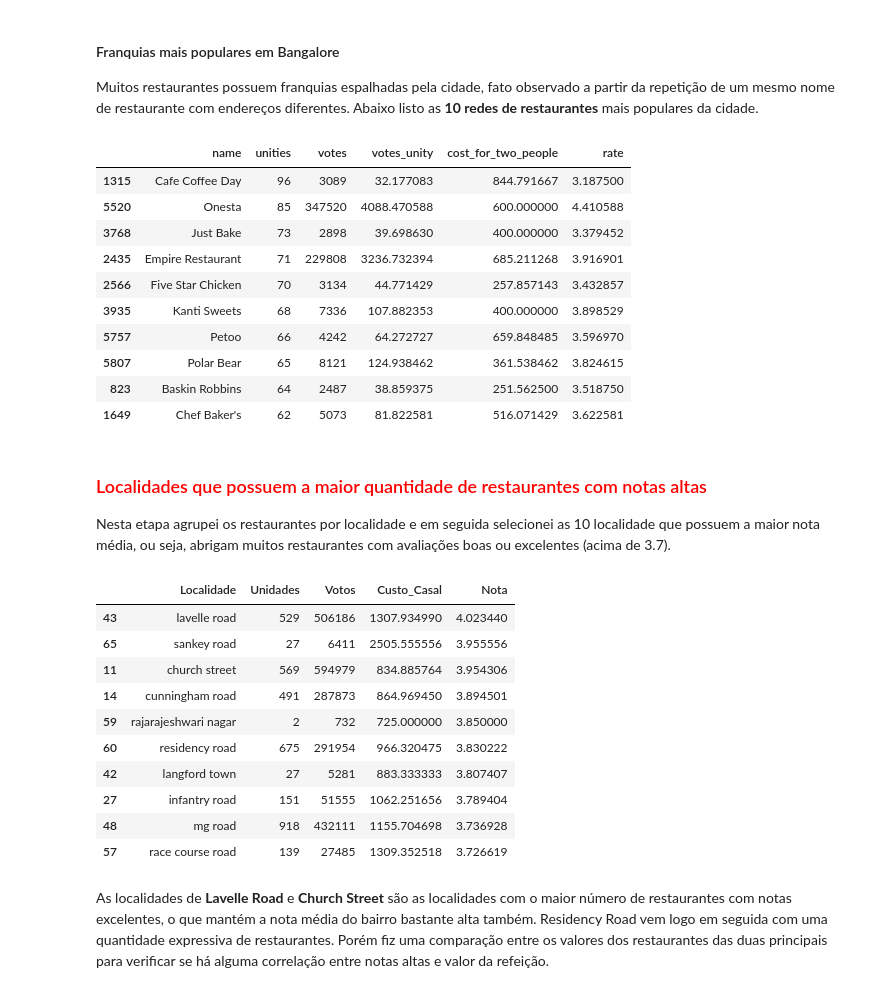
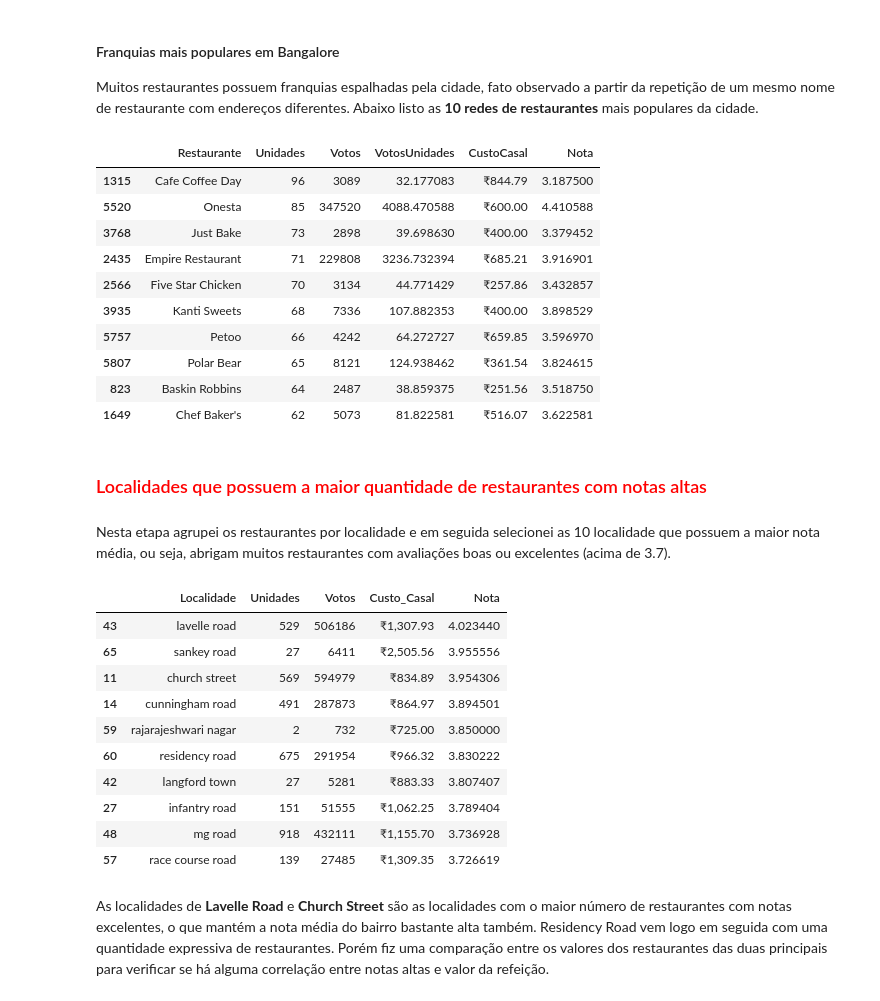
Before and after one commit to kabianca/zomato-rates-review, a Jupyter notebook: Projeto6_Zomato_AnaliseExploratoria.ipynb, the cells around one changed output. Saved outputs shown, nothing was run; the diff lists cells and outputs as text; code cells hidden in the pictures.

```diff
--- a/Projeto6_Zomato_AnaliseExploratoria.ipynb
+++ b/Projeto6_Zomato_AnaliseExploratoria.ipynb
@@ -532,23 +567,23 @@ bengaluru
 Muitos restaurantes possuem franquias espalhadas pela cidade, fato observado a partir da repetição de um mesmo nome de restaurante com endereços diferentes. Abaixo listo as **10 redes de restaurantes** mais populares da cidade.
 # %%
 franchises = df2.groupby(by='name', as_index=False).agg({'votes': 'sum', 'address': 'count', 'cost_for_two_people': 'mean', 'rate': 'mean'})
-franchises.columns = ['name', 'votes', 'unities', 'cost_for_two_people', 'rate']
-franchises['votes_unity'] = franchises['votes'] / franchises['unities']
-franchises = franchises.sort_values(by='unities', ascending=False)
-franchises = franchises.loc[:, ['name', 'unities', 'votes', 'votes_unity',
-                                                'cost_for_two_people', 'rate']]
+franchises.columns = ['Restaurante', 'Votos', 'Unidades', 'CustoCasal', 'Nota']
+franchises['VotosUnidades'] = franchises['Votos'] / franchises['Unidades']
+franchises = franchises.sort_values(by='Unidades', ascending=False)
+franchises = franchises.loc[:, ['Restaurante', 'Unidades', 'Votos', 'VotosUnidades',
+                                                'CustoCasal', 'Nota']]
 
-franchises.head(10)
+franchises.head(10).style.format({'CustoCasal':'₹{0:,.2f}'})
 # %% [output]
-|  | name | unities | votes | votes_unity | cost_for_two_people | rate |
-| 1315 | Cafe Coffee Day | 96 | 3089 | 32.177083 | 844.791667 | 3.187500 |
-| 5520 | Onesta | 85 | 347520 | 4088.470588 | 600.000000 | 4.410588 |
-| 3768 | Just Bake | 73 | 2898 | 39.698630 | 400.000000 | 3.379452 |
-| 2435 | Empire Restaurant | 71 | 229808 | 3236.732394 | 685.211268 | 3.916901 |
-| 2566 | Five Star Chicken | 70 | 3134 | 44.771429 | 257.857143 | 3.432857 |
-| 3935 | Kanti Sweets | 68 | 7336 | 107.882353 | 400.000000 | 3.898529 |
-| 5757 | Petoo | 66 | 4242 | 64.272727 | 659.848485 | 3.596970 |
-| 5807 | Polar Bear | 65 | 8121 | 124.938462 | 361.538462 | 3.824615 |
-| 823 | Baskin Robbins | 64 | 2487 | 38.859375 | 251.562500 | 3.518750 |
-| 1649 | Chef Baker's | 62 | 5073 | 81.822581 | 516.071429 | 3.622581 |
+|  | Restaurante | Unidades | Votos | VotosUnidades | CustoCasal | Nota |
+| 1315 | Cafe Coffee Day | 96 | 3089 | 32.177083 | ₹844.79 | 3.187500 |
+| 5520 | Onesta | 85 | 347520 | 4088.470588 | ₹600.00 | 4.410588 |
+| 3768 | Just Bake | 73 | 2898 | 39.698630 | ₹400.00 | 3.379452 |
+| 2435 | Empire Restaurant | 71 | 229808 | 3236.732394 | ₹685.21 | 3.916901 |
+| 2566 | Five Star Chicken | 70 | 3134 | 44.771429 | ₹257.86 | 3.432857 |
+| 3935 | Kanti Sweets | 68 | 7336 | 107.882353 | ₹400.00 | 3.898529 |
+| 5757 | Petoo | 66 | 4242 | 64.272727 | ₹659.85 | 3.596970 |
+| 5807 | Polar Bear | 65 | 8121 | 124.938462 | ₹361.54 | 3.824615 |
+| 823 | Baskin Robbins | 64 | 2487 | 38.859375 | ₹251.56 | 3.518750 |
+| 1649 | Chef Baker's | 62 | 5073 | 81.822581 | ₹516.07 | 3.622581 |
 # %%
@@ -558,27 +593,27 @@ franchises.head(10)
 df2['location_group'] = df2.location.apply(lambda x:re.sub("[0-9]+(st|th|nd|rd) block", "", x.lower()).strip())
 # %% [markdown]
 ### <font color=red> Localidades que possuem a maior quantidade de restaurantes com notas altas
-
-Nesta etapa agrupei os restaurantes por localidade e em seguida selecionei as 10 localidade que possuem a maior nota média, ou seja, abrigam muitos restaurantes com avaliações boas ou excelentes (acima de 3.7).
+# %% [markdown]
+Nesta etapa agrupei os restaurantes por localidade e em seguida selecionei as 10 localidade que possuem a maior nota média, ou seja, abrigam muitos restaurantes com avaliações boas ou excelentes (acima de 3.7).
 # %%
 loc_better_rate = df2.groupby(['location_group'], as_index=False).agg({'votes': 'sum', 'name': 'count', 'cost_for_two_people': 'mean', 'rate': 'mean'})
 loc_better_rate.columns = ['Localidade', 'Votos', 'Unidades', 'Custo_Casal', 'Nota']
 loc_better_rate = loc_better_rate.sort_values(['Nota', 'Unidades'], ascending=False)
 loc_better_rate = loc_better_rate.loc[:, ['Localidade', 'Unidades', 'Votos', 'Custo_Casal', 'Nota']]
 
-loc_better_rate.head(10)
+loc_better_rate.head(10).style.format({'Custo_Casal':'₹{0:,.2f}'})
 # %% [output]
 |  | Localidade | Unidades | Votos | Custo_Casal | Nota |
-| 43 | lavelle road | 529 | 506186 | 1307.934990 | 4.023440 |
-| 65 | sankey road | 27 | 6411 | 2505.555556 | 3.955556 |
-| 11 | church street | 569 | 594979 | 834.885764 | 3.954306 |
-| 14 | cunningham road | 491 | 287873 | 864.969450 | 3.894501 |
-| 59 | rajarajeshwari nagar | 2 | 732 | 725.000000 | 3.850000 |
-| 60 | residency road | 675 | 291954 | 966.320475 | 3.830222 |
-| 42 | langford town | 27 | 5281 | 883.333333 | 3.807407 |
-| 27 | infantry road | 151 | 51555 | 1062.251656 | 3.789404 |
-| 48 | mg road | 918 | 432111 | 1155.704698 | 3.736928 |
-| 57 | race course road | 139 | 27485 | 1309.352518 | 3.726619 |
+| 43 | lavelle road | 529 | 506186 | ₹1,307.93 | 4.023440 |
+| 65 | sankey road | 27 | 6411 | ₹2,505.56 | 3.955556 |
+| 11 | church street | 569 | 594979 | ₹834.89 | 3.954306 |
+| 14 | cunningham road | 491 | 287873 | ₹864.97 | 3.894501 |
+| 59 | rajarajeshwari nagar | 2 | 732 | ₹725.00 | 3.850000 |
+| 60 | residency road | 675 | 291954 | ₹966.32 | 3.830222 |
+| 42 | langford town | 27 | 5281 | ₹883.33 | 3.807407 |
+| 27 | infantry road | 151 | 51555 | ₹1,062.25 | 3.789404 |
+| 48 | mg road | 918 | 432111 | ₹1,155.70 | 3.736928 |
+| 57 | race course road | 139 | 27485 | ₹1,309.35 | 3.726619 |
 # %% [markdown]
 As localidades de **Lavelle Road** e **Church Street** são as localidades com o maior número de restaurantes com notas excelentes, o que mantém a nota média do bairro bastante alta também. Residency Road vem logo em seguida com uma quantidade expressiva de restaurantes. Porém fiz uma comparação entre os valores dos restaurantes das duas principais para verificar se há alguma correlação entre notas altas e valor da refeição.
 # %%
```
Also changed, not shown: parts of 16 cells of this notebook, 1 other file.
